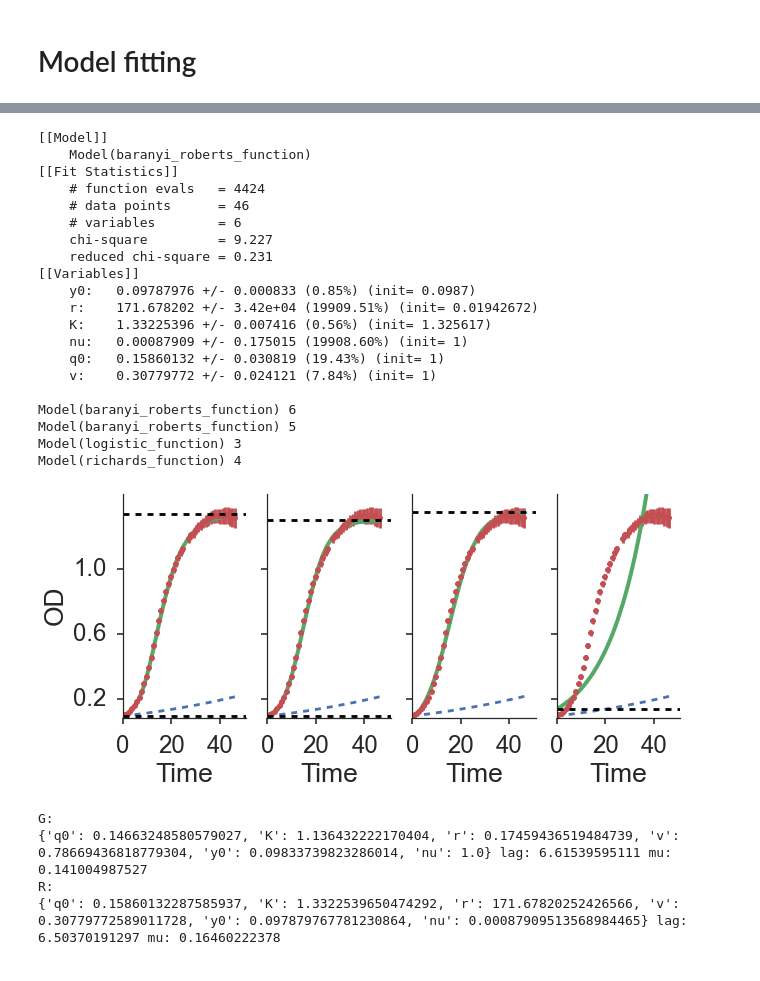
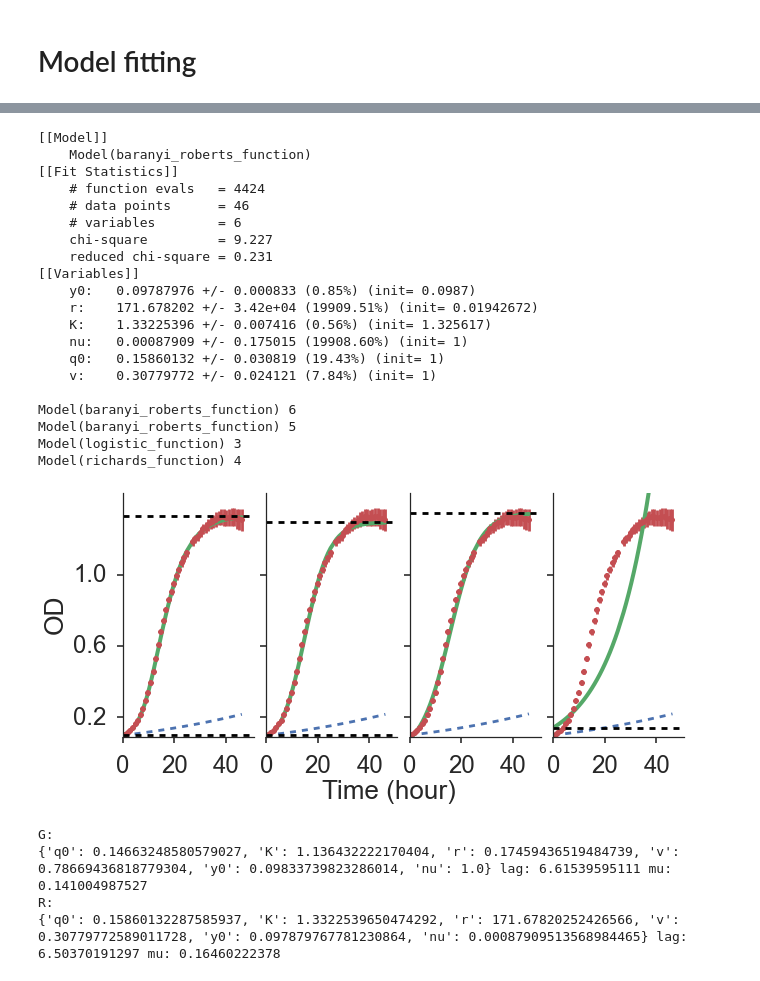
Before and after one commit to yoavram/GRC2015, a Jupyter notebook: analysis.ipynb, the cells around one changed output, grey strips where cells are left out. Saved outputs shown, nothing was run; the diff lists cells and outputs as text; code cells hidden in the pictures.

```diff
--- a/analysis.ipynb
+++ b/analysis.ipynb
@@ -101,10 +101,12 @@ g.savefig('plot_strains.png', bbox_inches='tight')
 # %% [markdown]
 # Model fitting
 # %%
-G_models,fig,ax = curveball.models.fit_model(df[df.Strain=='G'])
+G_models,fig,ax = curveball.models.fit_model(df[df.Strain=='G'], use_weights=True)
 plt.setp(ax, title='')
 plt.setp(ax, xticks=[0,20,40])
 plt.setp(ax, yticks=[0.2,0.6,1.0])
+plt.setp(ax, xlabel='')
+fig.text(0.4, -0.1, 'Time (hour)', fontsize=26)
 fig.tight_layout()
 fig.set_figwidth(8.6)
 fig.set_figheight(5.9*2/3.)
@@ -138,34 +140,36 @@ R_models,fig,ax = curveball.models.fit_model(df[df.Strain=='R'])
 plt.setp(ax, title='')
 plt.setp(ax, xticks=[0,20,40])
 plt.setp(ax, yticks=[0.2,0.6,1.0])
+plt.setp(ax, xlabel='')
+fig.text(0.4, -0.1, 'Time (hour)', fontsize=26)
 fig.tight_layout()
 fig.set_figwidth(8.6)
 fig.set_figheight(5.9*2/3.)
 fig.savefig("R_models.png", bbox_inches='tight')
 for m in R_models:
     print m.model.name, m.nvarys
 # %% [output]
 [[Model]]
     Model(baranyi_roberts_function)
 [[Fit Statistics]]
     # function evals   = 4424
     # data points      = 46
     # variables        = 6
     chi-square         = 9.227
     reduced chi-square = 0.231
 [[Variables]]
     y0:   0.09787976 +/- 0.000833 (0.85%) (init= 0.0987)
     r:    171.678202 +/- 3.42e+04 (19909.51%) (init= 0.01942672)
     K:    1.33225396 +/- 0.007416 (0.56%) (init= 1.325617)
     nu:   0.00087909 +/- 0.175015 (19908.60%) (init= 1)
     q0:   0.15860132 +/- 0.030819 (19.43%) (init= 1)
     v:    0.30779772 +/- 0.024121 (7.84%) (init= 1)
 
 Model(baranyi_roberts_function) 6
 Model(baranyi_roberts_function) 5
 Model(logistic_function) 3
 Model(richards_function) 4
-[figure, old version]
+[figure, new version]
 # %%
 print "G:"
 print G_models[0].best_values,
```
Also changed, not shown: parts of 4 cells of this notebook, 2 other files.
